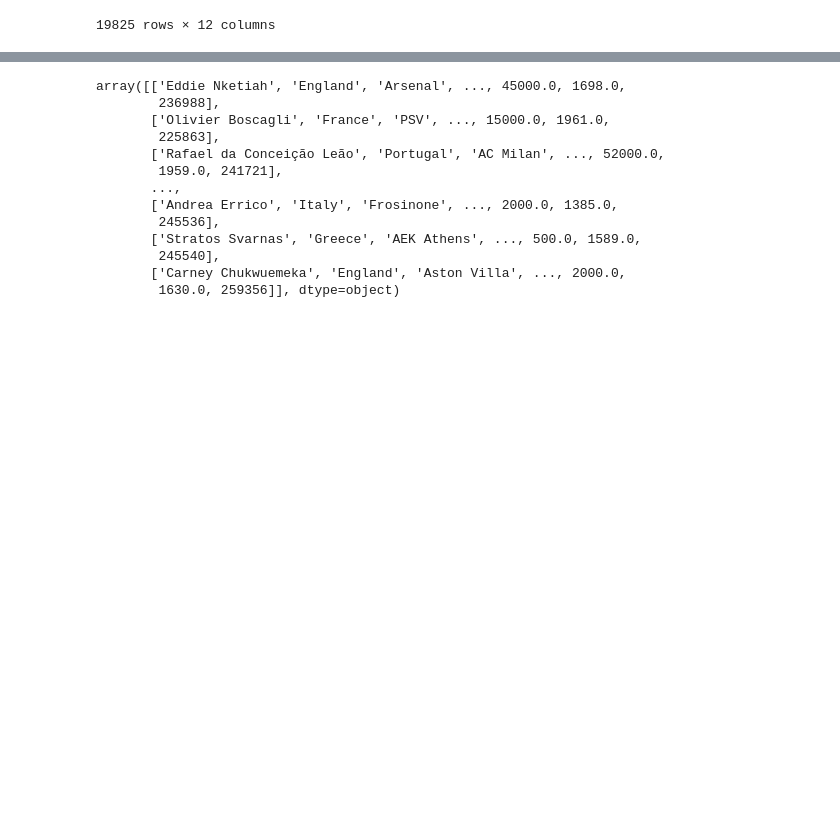
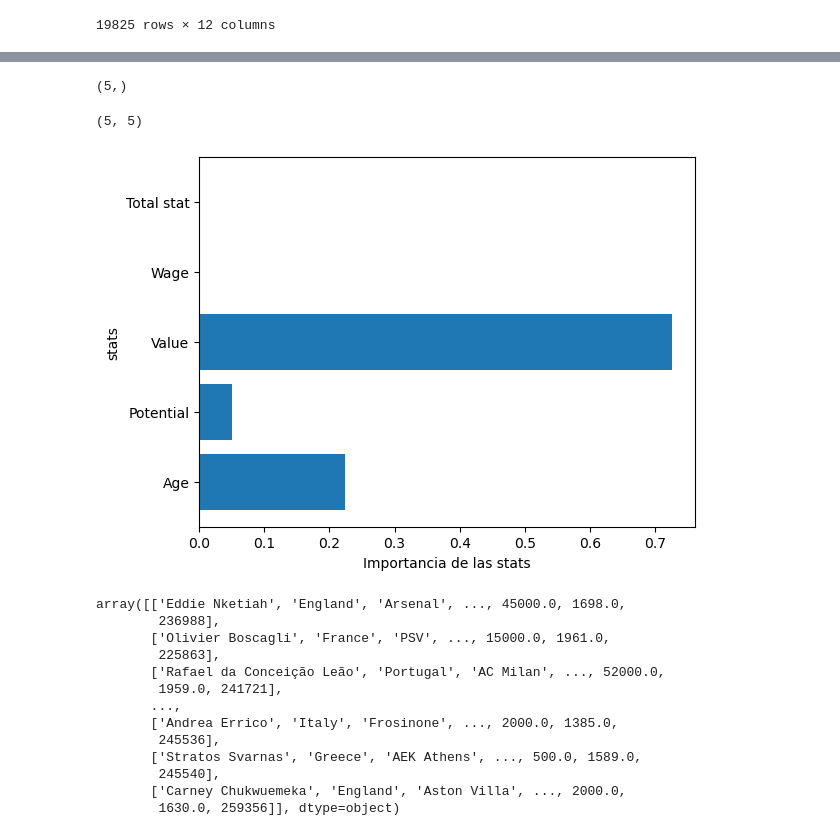
Before and after one commit to Manuelsierra95/data-science, a Jupyter notebook: test2.ipynb, the cells around one changed output, grey strips where cells are left out. Cells and saved outputs as stored; diff of their text form; code cells hidden in the pictures; blank space fills up the shorter version.

```diff
--- a/test2.ipynb
+++ b/test2.ipynb
@@ -99,0 +82,11 @@ df.head()
+# %%
+temp_df = X
+X = X.drop('Overall', axis=1)
+y = df['Overall']
+# %%
+
+X_train, X_test, y_train, y_test = train_test_split(X,y)
+# %%
+tree = DecisionTreeClassifier(max_depth=5)
+# %%
+tree.fit(X_train, y_train)
@@ -100,3 +130,20 @@ df.head()
+# %%
+tree.feature_importances_.shape
+# %% [output]
+(5,)
+# %%
+X.shape[1], len(X.columns)
+# %% [output]
+(5, 5)
+# %%
+stats = X.shape[1]
+plt.barh(range(stats), tree.feature_importances_)
+plt.yticks(np.arange(stats), X.columns)
+plt.xlabel('Importancia de las stats')
+plt.ylabel('stats')
+plt.show()
+# %% [output]
+[figure, added]
 # %%
 from sklearn.impute import SimpleImputer
 from sklearn.compose import ColumnTransformer
```
Also changed, not shown: parts of 12 cells of this notebook, 5 other files.
